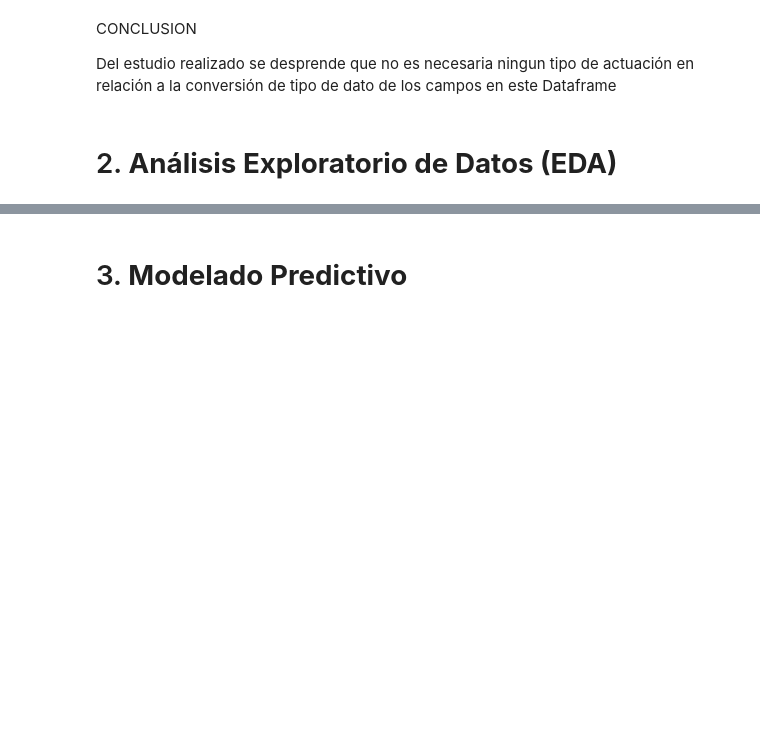
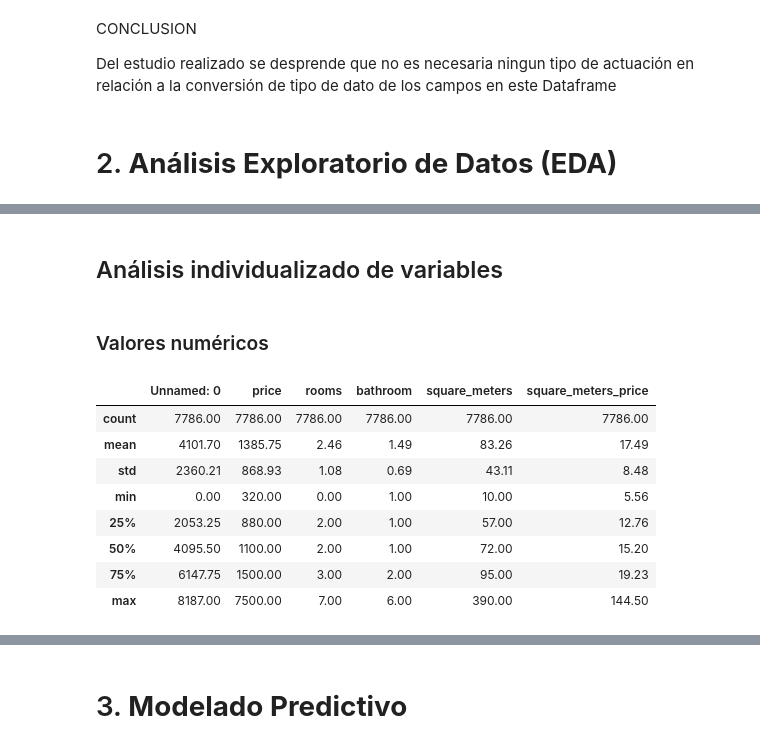
Before and after one commit to PEA-IA-DS-Proyecto-1/HomePricePredictorBCN, a Jupyter notebook: Análisis exploratorio y modelado predictivo de precios de viviendas en Barcelona.ipynb, the cells around one changed output, grey strips where cells are left out. Saved outputs shown, nothing was run; the diff lists cells and outputs as text; code cells hidden in the pictures; blank space fills up the shorter version.

```diff
--- a/Análisis exploratorio y modelado predictivo de precios de viviendas en Barcelona.ipynb
+++ b/Análisis exploratorio y modelado predictivo de precios de viviendas en Barcelona.ipynb
@@ -685,0 +704,18 @@ BLOQUE PENDIENTEDE REALIZAR
+# %% [markdown]
+## Análisis individualizado de variables
+# %% [markdown]
+### Valores numéricos
+# %%
+#Estadisticas valores numericos del inmueble
+num_cols = df_eda.select_dtypes(include=['number']).drop(columns=['id'], errors='ignore').columns.tolist()
+df_eda[num_cols].describe().round(2)
+# %% [output]
+|  | Unnamed: 0 | price | rooms | bathroom | square_meters | square_meters_price |
+| count | 7786.00 | 7786.00 | 7786.00 | 7786.00 | 7786.00 | 7786.00 |
+| mean | 4101.70 | 1385.75 | 2.46 | 1.49 | 83.26 | 17.49 |
+| std | 2360.21 | 868.93 | 1.08 | 0.69 | 43.11 | 8.48 |
+| min | 0.00 | 320.00 | 0.00 | 1.00 | 10.00 | 5.56 |
+| 25% | 2053.25 | 880.00 | 2.00 | 1.00 | 57.00 | 12.76 |
+| 50% | 4095.50 | 1100.00 | 2.00 | 1.00 | 72.00 | 15.20 |
+| 75% | 6147.75 | 1500.00 | 3.00 | 2.00 | 95.00 | 19.23 |
+| max | 8187.00 | 7500.00 | 7.00 | 6.00 | 390.00 | 144.50 |
```
Also changed, not shown: parts of 18 cells of this notebook.
